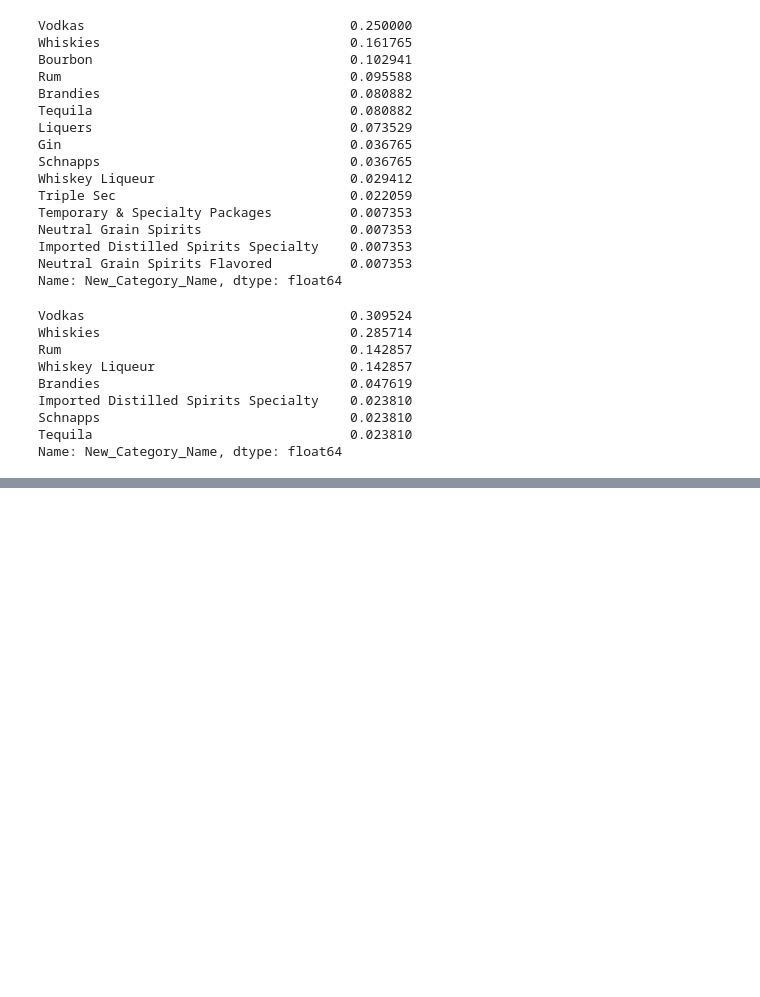
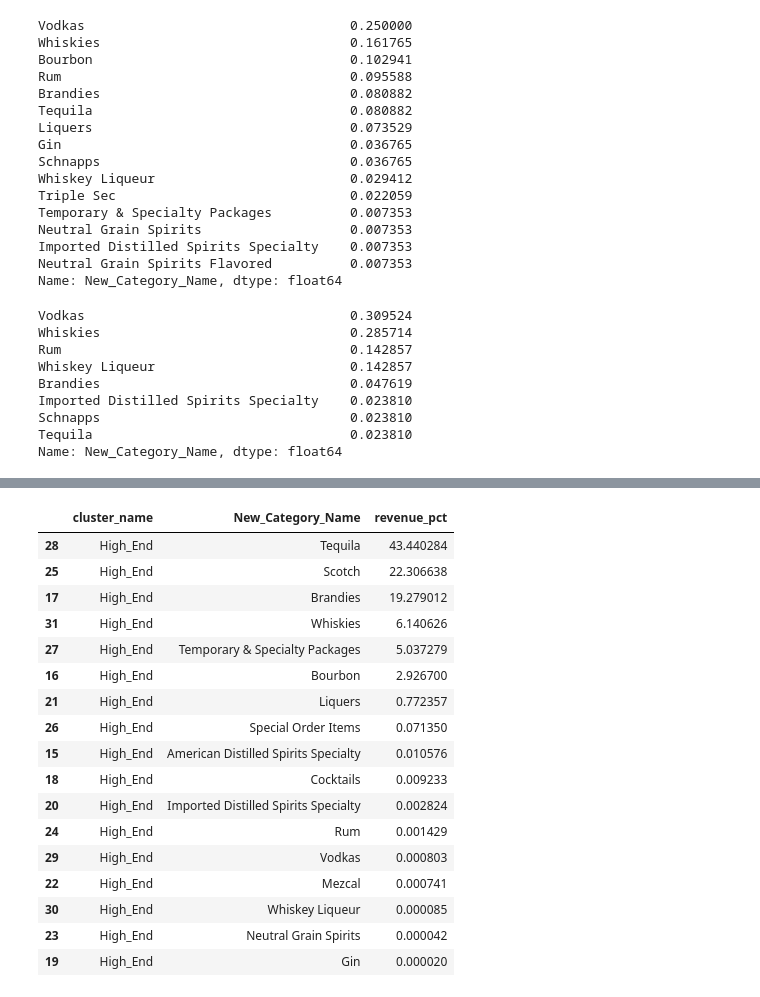
Before and after one commit to dgarbato/capstone, a Jupyter notebook: Percentage of product types within each cluster.ipynb, the cells around one changed output, grey strips where cells are left out. Saved outputs shown, nothing was run; the diff lists cells and outputs as text; code cells hidden in the pictures; blank space fills up the shorter version.

```diff
--- a/Percentage of product types within each cluster.ipynb
+++ b/Percentage of product types within each cluster.ipynb
@@ -197,0 +243,8 @@ final_clusters.loc[(final_clusters.cluster_name== 'Popular_Bottles') & (final_cl
+# %%
+cluster_revenue_by_New_Category_Name = cluster_revenue_by_New_Category_Name.reset_index()
+# %%
+pd.set_option('display.max_columns', None)
+
+pd.set_option('display.max_rows', None)
+
+cluster_revenue_by_New_Category_Name.head()
@@ -197,0 +258,3 @@ final_clusters.loc[(final_clusters.cluster_name== 'Popular_Bottles') & (final_cl
+# %%
+# us.merge(census_combined4,how='inner',left_on='ZCTA5CE20', right_on='Zip_Code')
+cluster_revenue_pct = cluster_revenue_by_New_Category_Name.merge(tot_revenue_clusters, how='inner')
@@ -197,0 +270,2 @@ final_clusters.loc[(final_clusters.cluster_name== 'Popular_Bottles') & (final_cl
+# %%
+cluster_revenue_pct['revenue_pct'] = cluster_revenue_pct.revenue / cluster_revenue_pct.cluster_total_revenue *100
@@ -197,0 +294,22 @@ final_clusters.loc[(final_clusters.cluster_name== 'Popular_Bottles') & (final_cl
+# %%
+# High_End
+cluster_revenue_pct.loc[cluster_revenue_pct.cluster_name == 'High_End',['cluster_name','New_Category_Name','revenue_pct']].sort_values(by='revenue_pct',ascending=False)
+# %% [output]
+|  | cluster_name | New_Category_Name | revenue_pct |
+| 28 | High_End | Tequila | 43.440284 |
+| 25 | High_End | Scotch | 22.306638 |
+| 17 | High_End | Brandies | 19.279012 |
+| 31 | High_End | Whiskies | 6.140626 |
+| 27 | High_End | Temporary & Specialty Packages | 5.037279 |
+| 16 | High_End | Bourbon | 2.926700 |
+| 21 | High_End | Liquers | 0.772357 |
+| 26 | High_End | Special Order Items | 0.071350 |
+| 15 | High_End | American Distilled Spirits Specialty | 0.010576 |
+| 18 | High_End | Cocktails | 0.009233 |
+| 20 | High_End | Imported Distilled Spirits Specialty | 0.002824 |
+| 24 | High_End | Rum | 0.001429 |
+| 29 | High_End | Vodkas | 0.000803 |
+| 22 | High_End | Mezcal | 0.000741 |
+| 30 | High_End | Whiskey Liqueur | 0.000085 |
+| 23 | High_End | Neutral Grain Spirits | 0.000042 |
+| 19 | High_End | Gin | 0.000020 |
```
Also changed, not shown: parts of 17 cells of this notebook, 5 other files.
